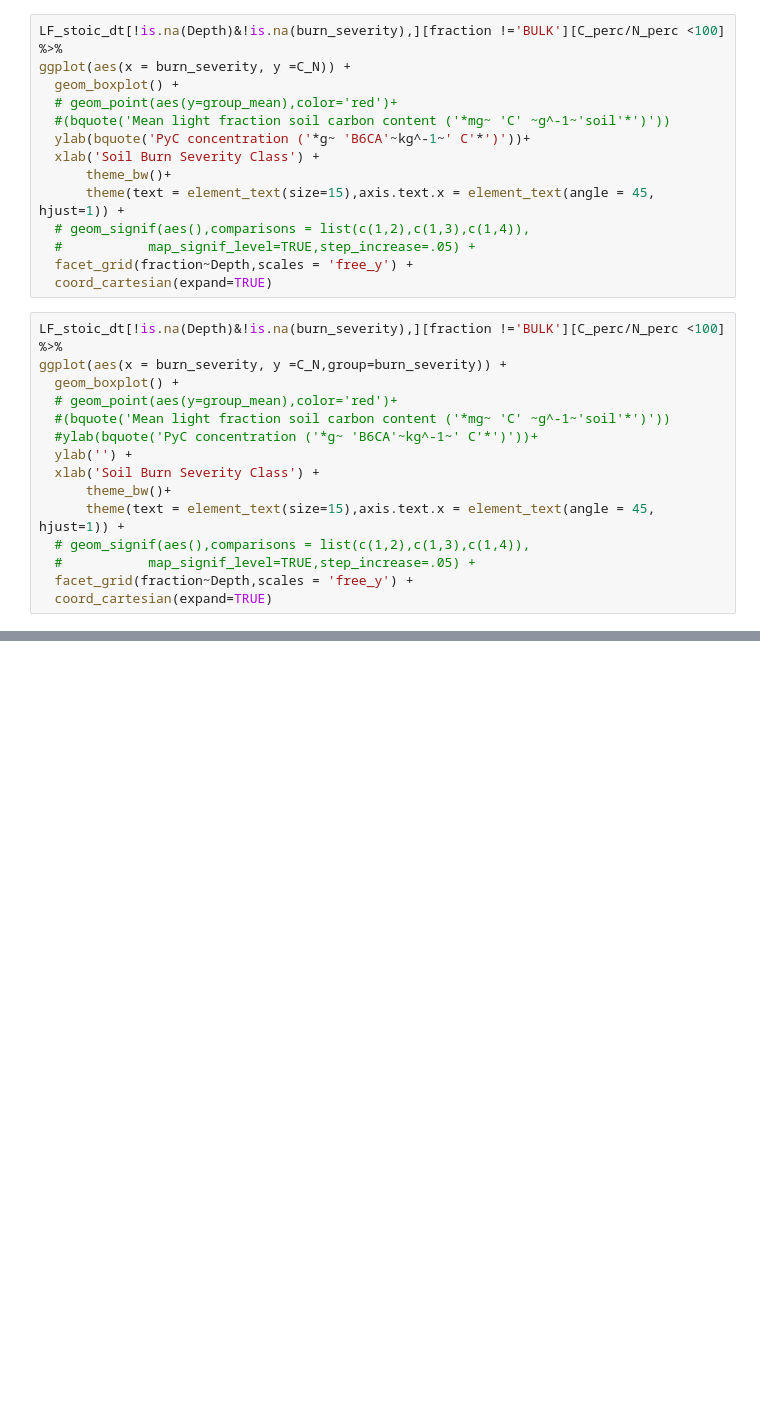
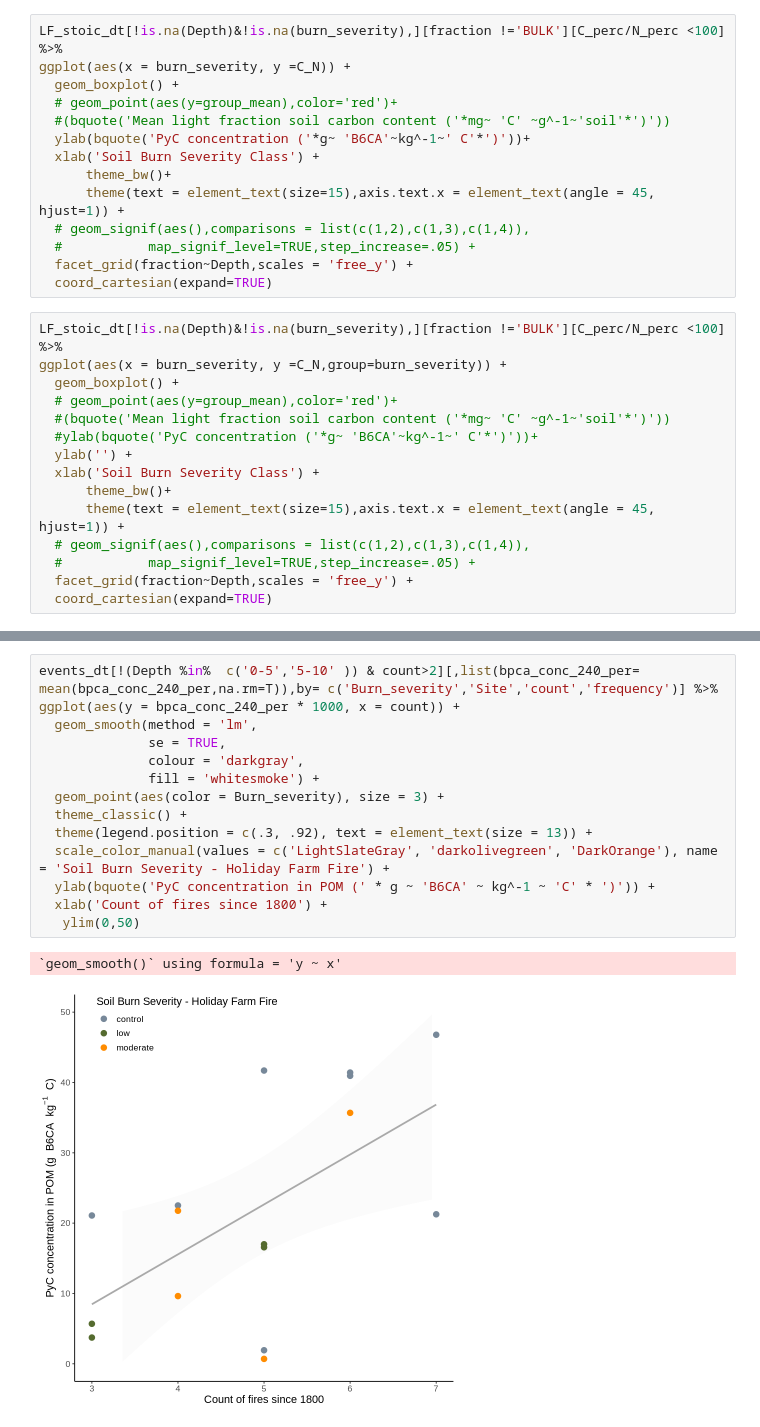
Before and after one commit to hayleypc/BPCA_HFF, a Jupyter notebook: BPCA_analysis_plotting.ipynb, the cells around one changed output, grey strips where cells are left out. Drawn from its saved outputs; the diff is of its cells as text; blank space fills up the shorter version.

```diff
--- a/BPCA_analysis_plotting.ipynb
+++ b/BPCA_analysis_plotting.ipynb
@@ -559,0 +598,17 @@ ggplot(aes(x = burn_severity, y =C_N,group=burn_severity)) +
+# %%
+events_dt[!(Depth %in%  c('0-5','5-10' )) & count>2][,list(bpca_conc_240_per= mean(bpca_conc_240_per,na.rm=T)),by= c('Burn_severity','Site','count','frequency')] %>%
+ggplot(aes(y = bpca_conc_240_per * 1000, x = count)) +
+  geom_smooth(method = 'lm',
+              se = TRUE,
+              colour = 'darkgray',
+              fill = 'whitesmoke') +
+  geom_point(aes(color = Burn_severity), size = 3) +
+  theme_classic() +
+  theme(legend.position = c(.3, .92), text = element_text(size = 13)) +
+  scale_color_manual(values = c('LightSlateGray', 'darkolivegreen', 'DarkOrange'), name = 'Soil Burn Severity - Holiday Farm Fire') +
+  ylab(bquote('PyC concentration in POM (' * g ~ 'B6CA' ~ kg^-1 ~ 'C' * ')')) +
+  xlab('Count of fires since 1800') +
+   ylim(0,50)
+# %% [output]
+`geom_smooth()` using formula = 'y ~ x'
+[figure, added]
```
Also changed, not shown: parts of 7 cells of this notebook.
